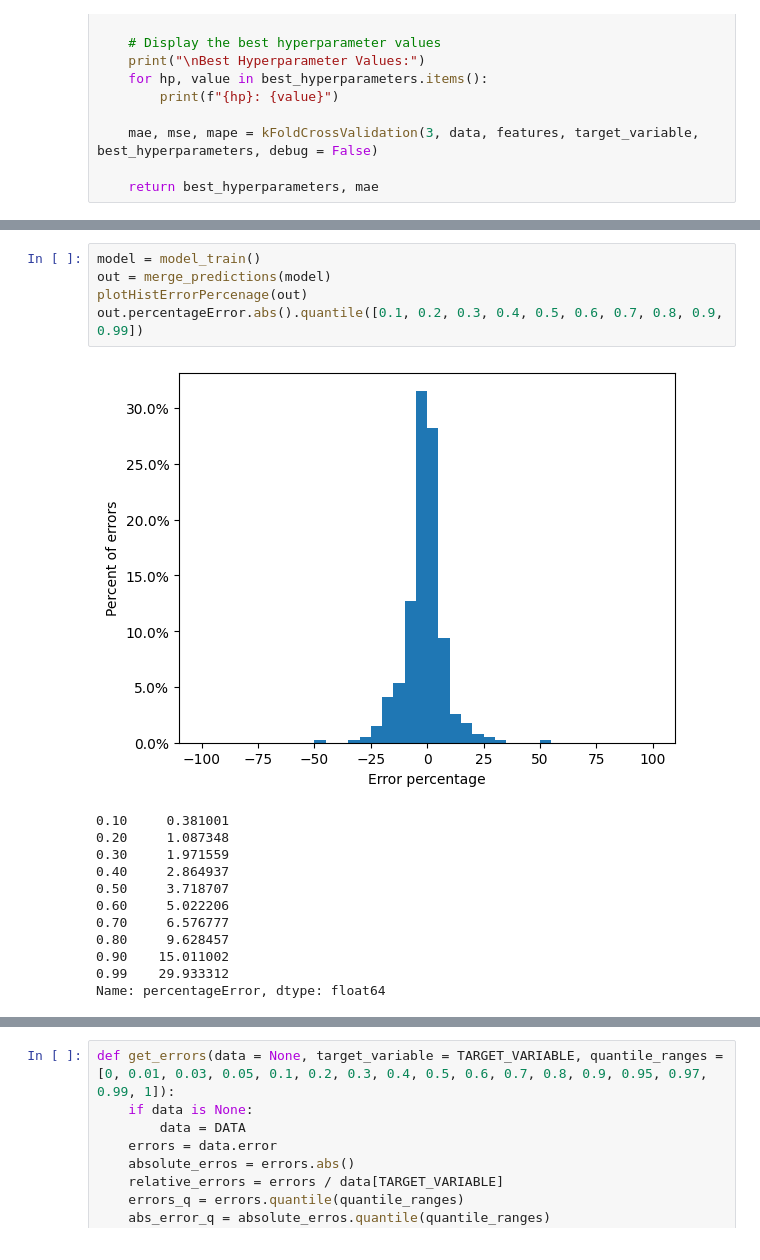
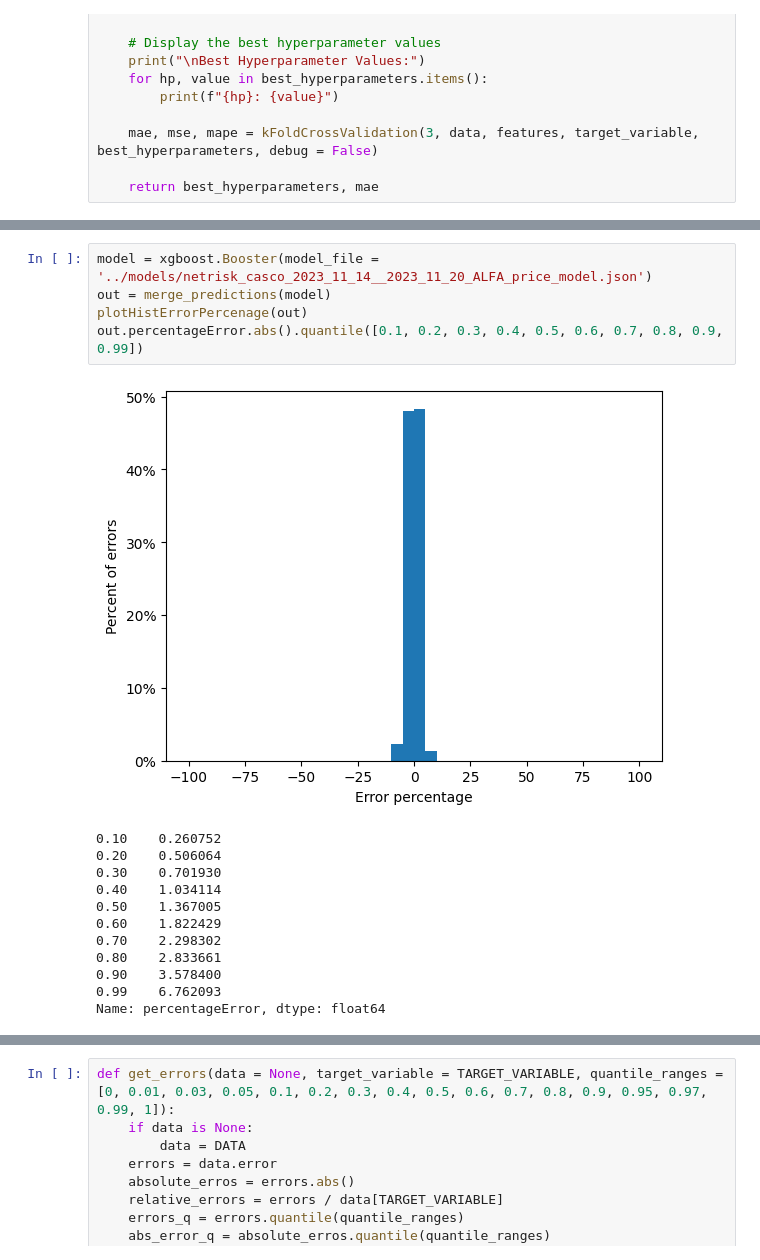
Before and after one commit to asdasde/market_models, a Jupyter notebook: notebooks/market_model.ipynb, the cells around one changed output, grey strips where cells are left out. Cells and saved outputs as stored; diff of their text form.

```diff
--- a/notebooks/market_model.ipynb
+++ b/notebooks/market_model.ipynb
@@ -511,18 +488,18 @@ Mean MAPE over 3 fold Cross-validation is 6.49 ± 0.027%.
 # %%
-model = model_train()
+model = xgboost.Booster(model_file = '../models/netrisk_casco_2023_11_14__2023_11_20_ALFA_price_model.json')
 out = merge_predictions(model)
 plotHistErrorPercenage(out)
 out.percentageError.abs().quantile([0.1, 0.2, 0.3, 0.4, 0.5, 0.6, 0.7, 0.8, 0.9, 0.99])
 # %% [output]
-[figure, old version]
+[figure, new version]
-0.10     0.381001
-0.20     1.087348
-0.30     1.971559
-0.40     2.864937
-0.50     3.718707
-0.60     5.022206
-0.70     6.576777
-0.80     9.628457
-0.90    15.011002
-0.99    29.933312
+0.10    0.260752
+0.20    0.506064
+0.30    0.701930
+0.40    1.034114
+0.50    1.367005
+0.60    1.822429
+0.70    2.298302
+0.80    2.833661
+0.90    3.578400
+0.99    6.762093
 Name: percentageError, dtype: float64
```
Also changed, not shown: parts of 9 cells of this notebook, 1 other file.
